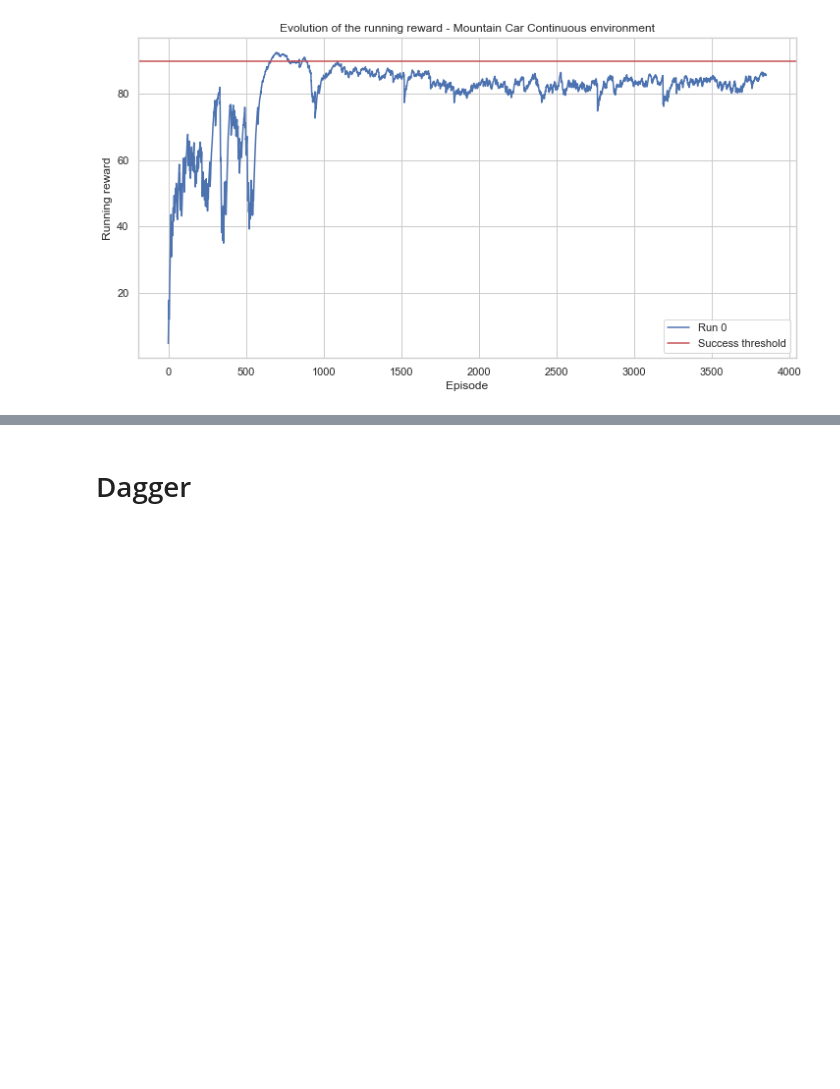
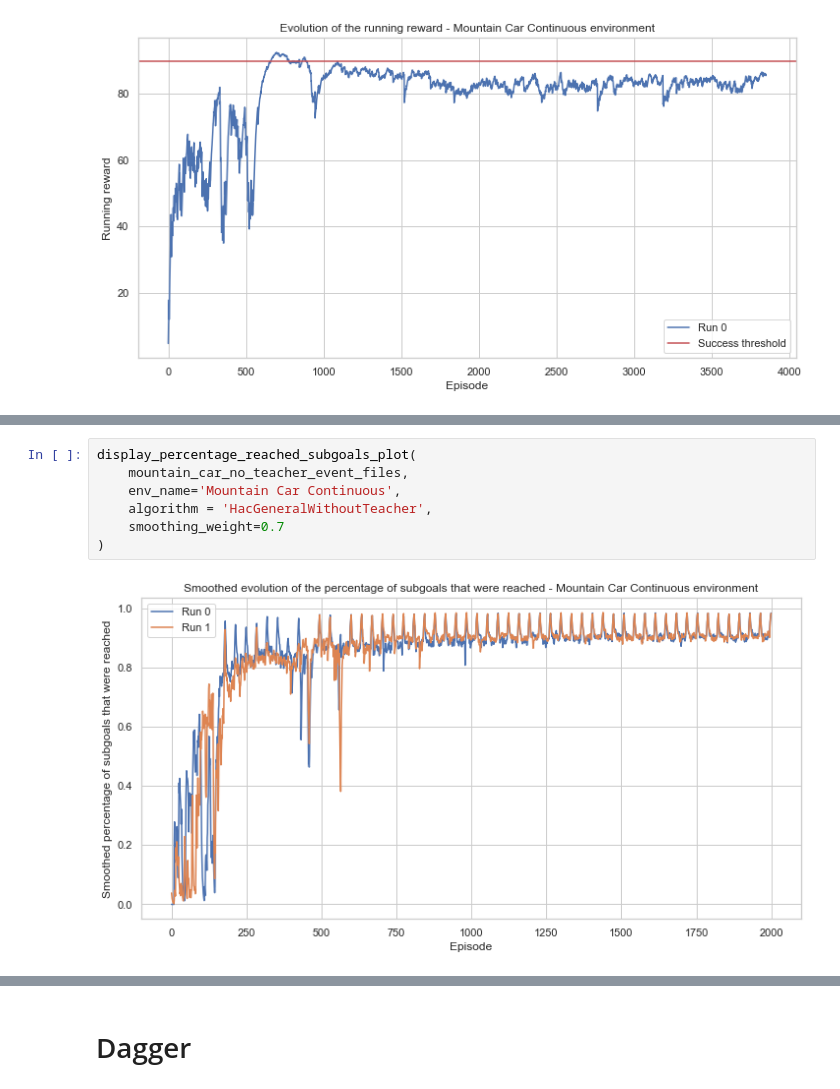
Before and after one commit to bonaert/explainable_rl, a Jupyter notebook: notebooks/Performance.ipynb, the cells around one changed output, grey strips where cells are left out. Cells and saved outputs as stored; diff of their text form; blank space fills up the shorter version.

```diff
--- a/notebooks/Performance.ipynb
+++ b/notebooks/Performance.ipynb
@@ -113,0 +203,9 @@ make_running_rewards_plot(
+# %%
+display_percentage_reached_subgoals_plot(
+    mountain_car_no_teacher_event_files,
+    env_name='Mountain Car Continuous',
+    algorithm = 'HacGeneralWithoutTeacher',
+    smoothing_weight=0.7
+)
+# %% [output]
+[figure, added]
```
Also changed, not shown: parts of 9 cells of this notebook, 2 other files.
